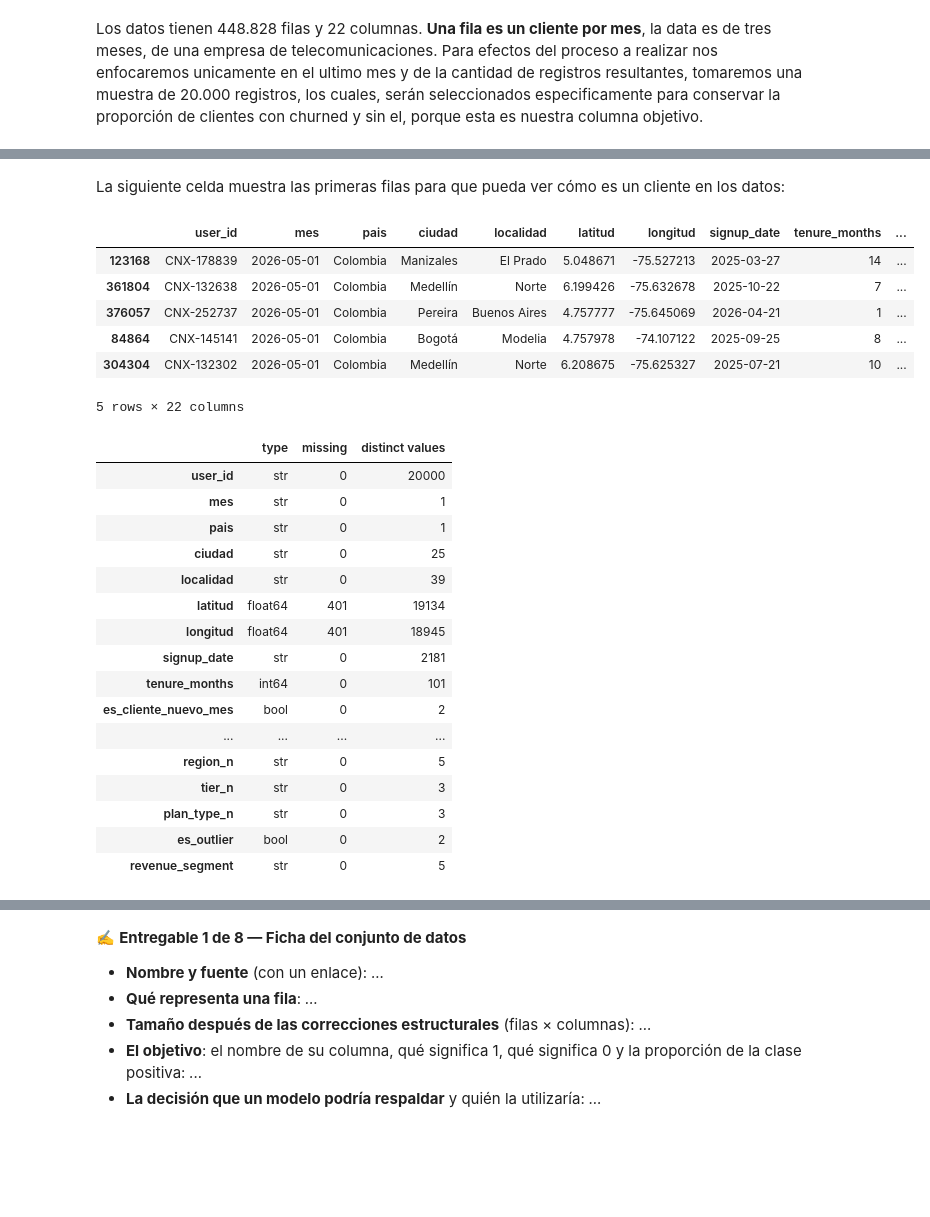
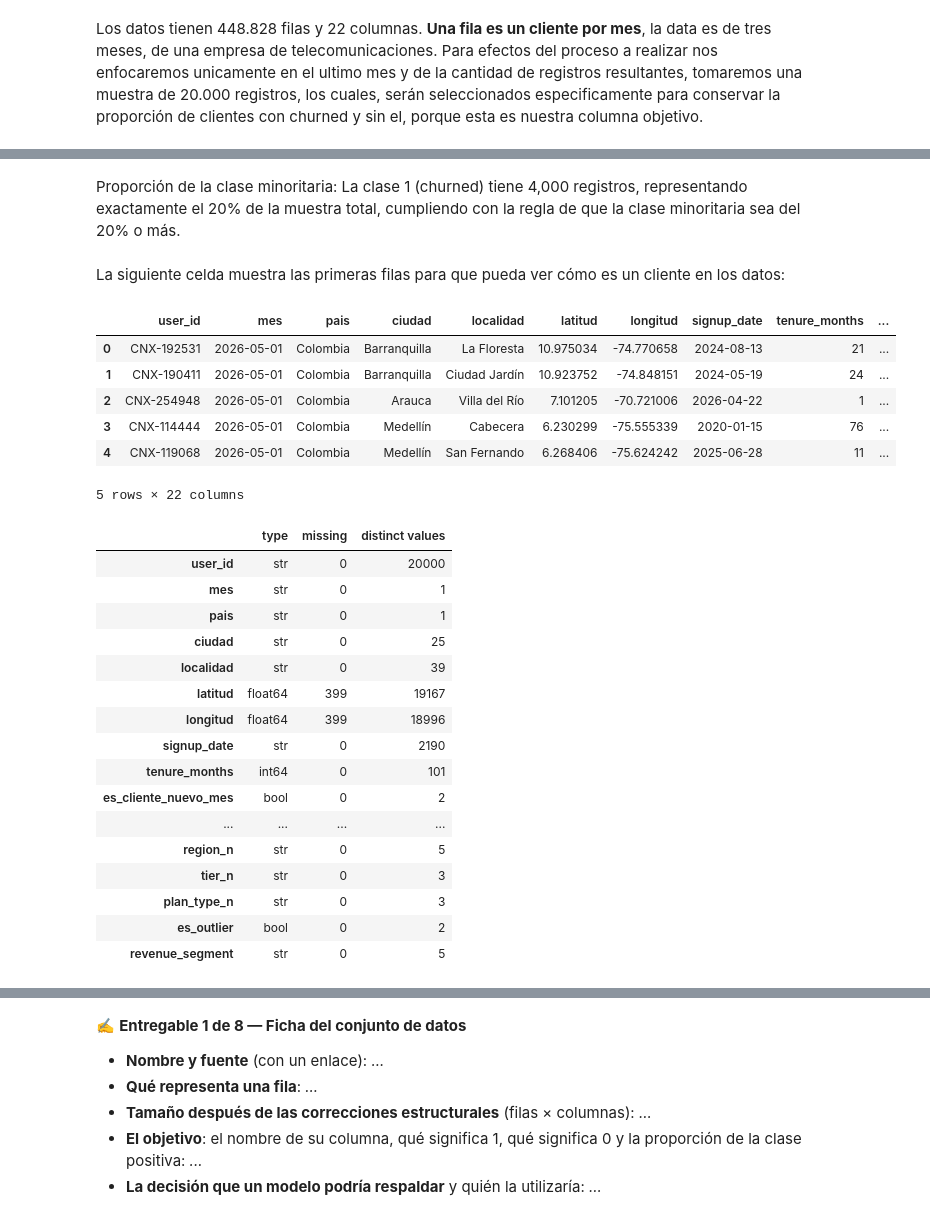
Before and after one commit to YirlenML/Entregable_final_IA, a Jupyter notebook: model_selection_classification_final.ipynb, the cells around one changed output, grey strips where cells are left out. Saved outputs shown, nothing was run; the diff lists cells and outputs as text; code cells hidden in the pictures; blank space fills up the shorter version.

```diff
--- a/model_selection_classification_final.ipynb
+++ b/model_selection_classification_final.ipynb
@@ -260,0 +168,29 @@ churned
+# %%
+# 1. Filtrar el DataFrame original para conservar únicamente el último mes disponible
+ultimo_mes = df['mes'].max()
+df_ultimo_mes = df[df['mes'] == ultimo_mes].copy()
+
+# 2. Definir parámetros de la muestra
+n_total = 20000
+prop_minority = 0.20  # 20% para la clase minoritaria
+n_minority = int(n_total * prop_minority)  # 4,000 registros para churned = 1
+n_majority = n_total - n_minority          # 16,000 registros para churned = 0
+
+# 3. Separar el subconjunto del último mes en clase mayoritaria (0) y minoritaria (1)
+df_majority = df_ultimo_mes[df_ultimo_mes['churned'] == 0]
+df_minority = df_ultimo_mes[df_ultimo_mes['churned'] == 1]
+
+# 4. Extraer las muestras aleatorias usando RANDOM_STATE
+df_majority_sample = df_majority.sample(n=n_majority, random_state=RANDOM_STATE)
+df_minority_sample = df_minority.sample(n=n_minority, random_state=RANDOM_STATE)
+
+# 5. Unir ambas muestras, reasignarlas a 'df' y mezclarlas aleatoriamente
+df = pd.concat([df_majority_sample, df_minority_sample]).sample(frac=1, random_state=RANDOM_STATE).reset_index(drop=True)
+
+# 6. Verificar el tamaño, clientes únicos y distribución de clases
+print(f"Tamaño final de la muestra: {len(df)}")
+print(f"Clientes únicos (user_id distintos): {df['user_id'].nunique()}")
+print("\nConteo por clase:")
+print(df['churned'].value_counts())
+print("\nProporción por clase:")
+print(df['churned'].value_counts(normalize=True))
@@ -261,21 +212,23 @@ churned
+# %% [markdown]
+Proporción de la clase minoritaria: La clase 1 (churned) tiene 4,000 registros, representando exactamente el 20% de la muestra total, cumpliendo con la regla de que la clase minoritaria sea del 20% o más.
 # %% [markdown]
 La siguiente celda muestra las primeras filas para que pueda ver cómo es un cliente en los datos:
 # %%
-df_muestra.head()
+df.head()
 # %% [output]
 |  | user_id | mes | pais | ciudad | localidad | latitud | longitud | signup_date | tenure_months | ... |
-| 123168 | CNX-178839 | 2026-05-01 | Colombia | Manizales | El Prado | 5.048671 | -75.527213 | 2025-03-27 | 14 | ... |
-| 361804 | CNX-132638 | 2026-05-01 | Colombia | Medellín | Norte | 6.199426 | -75.632678 | 2025-10-22 | 7 | ... |
-| 376057 | CNX-252737 | 2026-05-01 | Colombia | Pereira | Buenos Aires | 4.757777 | -75.645069 | 2026-04-21 | 1 | ... |
-| 84864 | CNX-145141 | 2026-05-01 | Colombia | Bogotá | Modelia | 4.757978 | -74.107122 | 2025-09-25 | 8 | ... |
-| 304304 | CNX-132302 | 2026-05-01 | Colombia | Medellín | Norte | 6.208675 | -75.625327 | 2025-07-21 | 10 | ... |
+| 0 | CNX-192531 | 2026-05-01 | Colombia | Barranquilla | La Floresta | 10.975034 | -74.770658 | 2024-08-13 | 21 | ... |
+| 1 | CNX-190411 | 2026-05-01 | Colombia | Barranquilla | Ciudad Jardín | 10.923752 | -74.848151 | 2024-05-19 | 24 | ... |
+| 2 | CNX-254948 | 2026-05-01 | Colombia | Arauca | Villa del Río | 7.101205 | -70.721006 | 2026-04-22 | 1 | ... |
+| 3 | CNX-114444 | 2026-05-01 | Colombia | Medellín | Cabecera | 6.230299 | -75.555339 | 2020-01-15 | 76 | ... |
+| 4 | CNX-119068 | 2026-05-01 | Colombia | Medellín | San Fernando | 6.268406 | -75.624242 | 2025-06-28 | 11 | ... |
 5 rows × 22 columns
 # %%
 pd.DataFrame(
     {
-        "type": df_muestra.dtypes.astype(str),
-        "missing": df_muestra.isna().sum(),
-        "distinct values": df_muestra.nunique(),
+        "type": df.dtypes.astype(str),
+        "missing": df.isna().sum(),
+        "distinct values": df.nunique(),
     }
 )
 # %% [output]
@@ -285,9 +238,9 @@ pd.DataFrame(
 | pais | str | 0 | 1 |
 | ciudad | str | 0 | 25 |
 | localidad | str | 0 | 39 |
-| latitud | float64 | 401 | 19134 |
-| longitud | float64 | 401 | 18945 |
-| signup_date | str | 0 | 2181 |
+| latitud | float64 | 399 | 19167 |
+| longitud | float64 | 399 | 18996 |
+| signup_date | str | 0 | 2190 |
 | tenure_months | int64 | 0 | 101 |
 | es_cliente_nuevo_mes | bool | 0 | 2 |
 | ... | ... | ... | ... |
```
Also changed, not shown: parts of 15 cells of this notebook.
